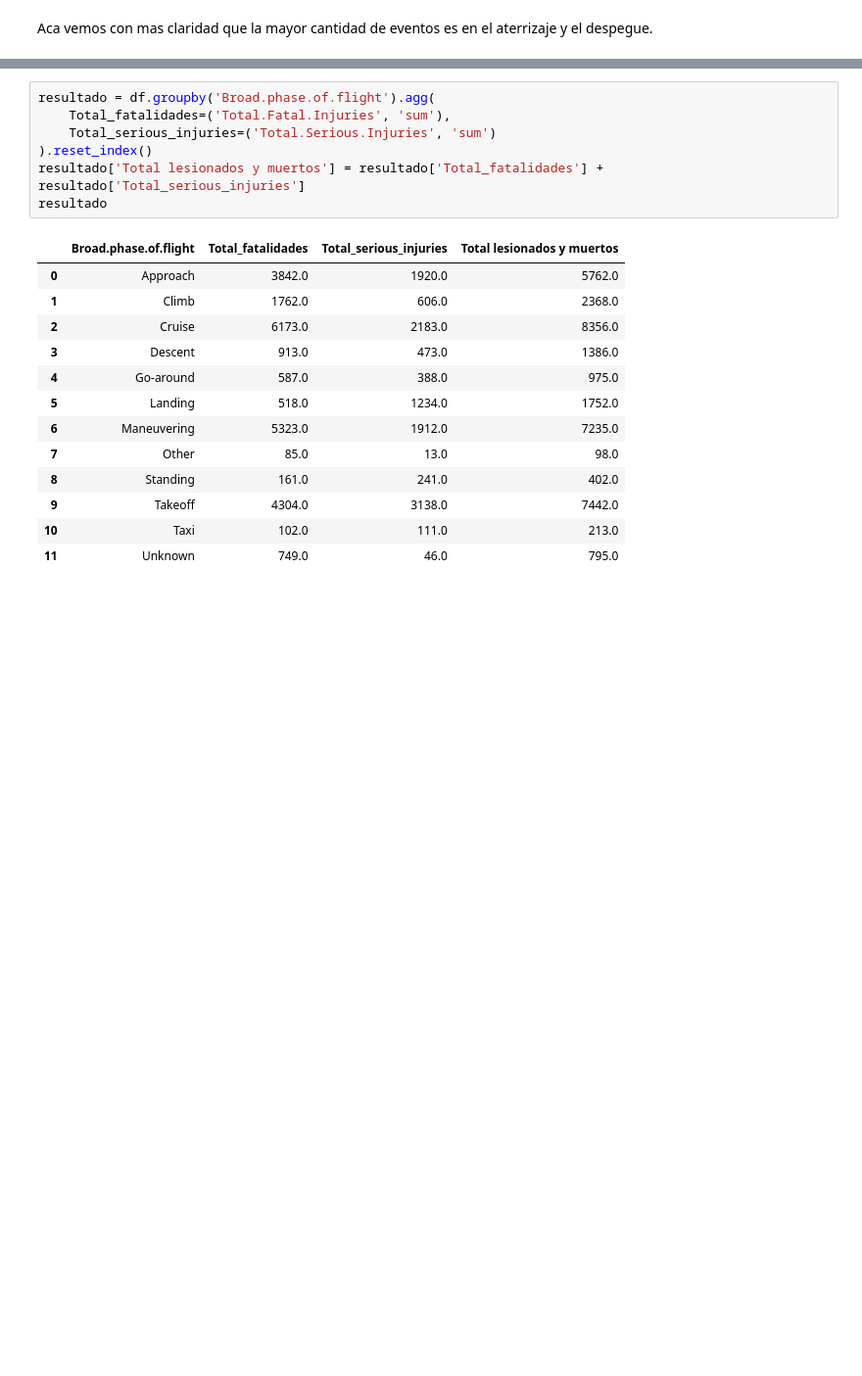
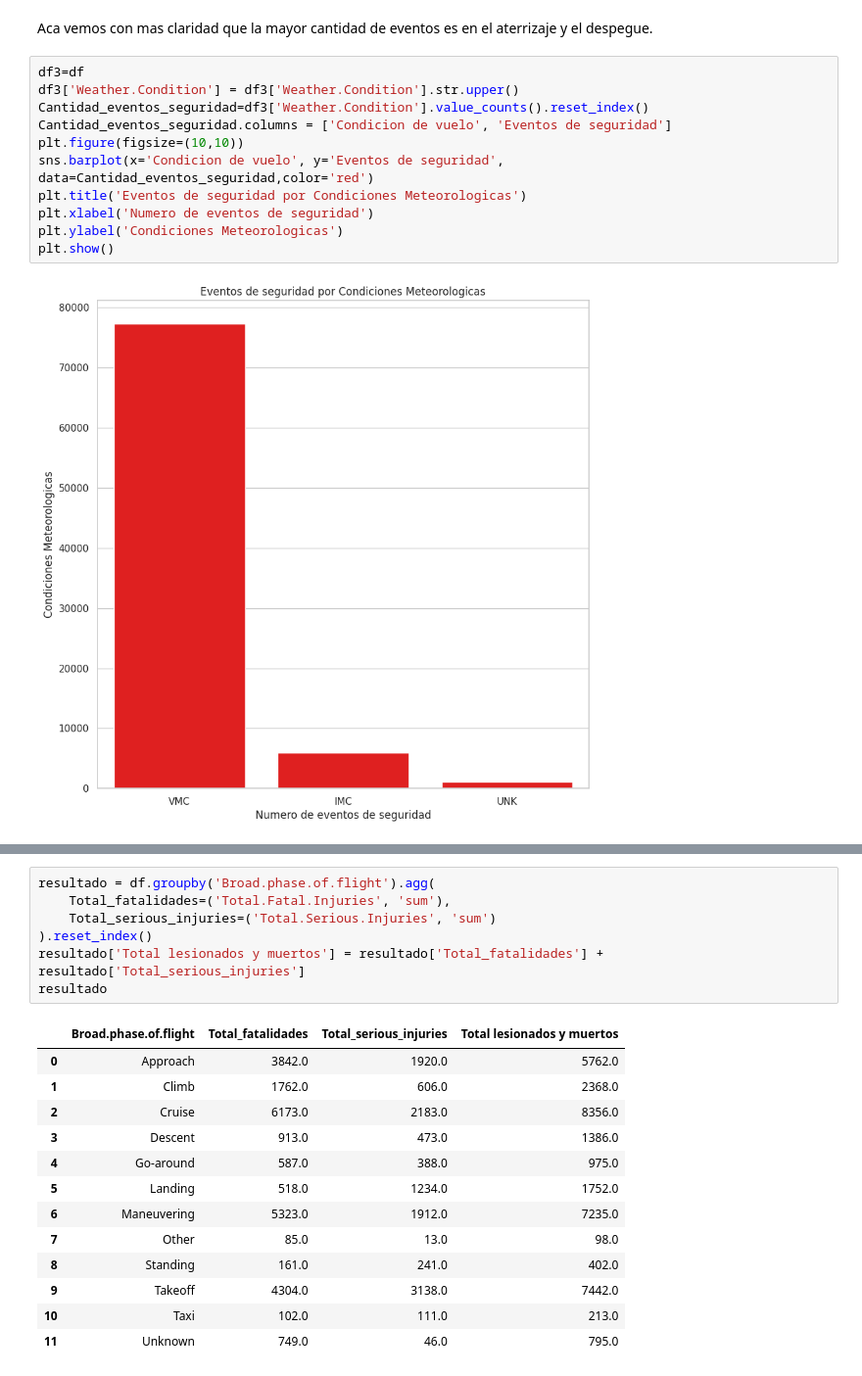
Before and after one commit to andres408/proyectos-coder, a Jupyter notebook: Visualizacion+Zabala.ipynb, the cells around one changed output, grey strips where cells are left out. Shown: that part at 98% size. Cells and saved outputs as stored; diff of their text form; blank space fills up the shorter version.

```diff
--- a/Visualizacion+Zabala.ipynb
+++ b/Visualizacion+Zabala.ipynb
@@ -160,2 +140,15 @@ Text(0.5, 1.0, 'Cantidad eventos de seguridad por fase de vuelo')
 # %% [markdown]
 Aca vemos con mas claridad que la mayor cantidad de eventos es en el aterrizaje y el despegue.
+# %%
+df3=df
+df3['Weather.Condition'] = df3['Weather.Condition'].str.upper()
+Cantidad_eventos_seguridad=df3['Weather.Condition'].value_counts().reset_index()
+Cantidad_eventos_seguridad.columns = ['Condicion de vuelo', 'Eventos de seguridad']
+plt.figure(figsize=(10,10))
+sns.barplot(x='Condicion de vuelo', y='Eventos de seguridad', data=Cantidad_eventos_seguridad,color='red')
+plt.title('Eventos de seguridad por Condiciones Meteorologicas')
+plt.xlabel('Numero de eventos de seguridad')
+plt.ylabel('Condiciones Meteorologicas')
+plt.show()
+# %% [output]
+[figure, added]
```
Also changed, not shown: parts of 6 cells of this notebook.
